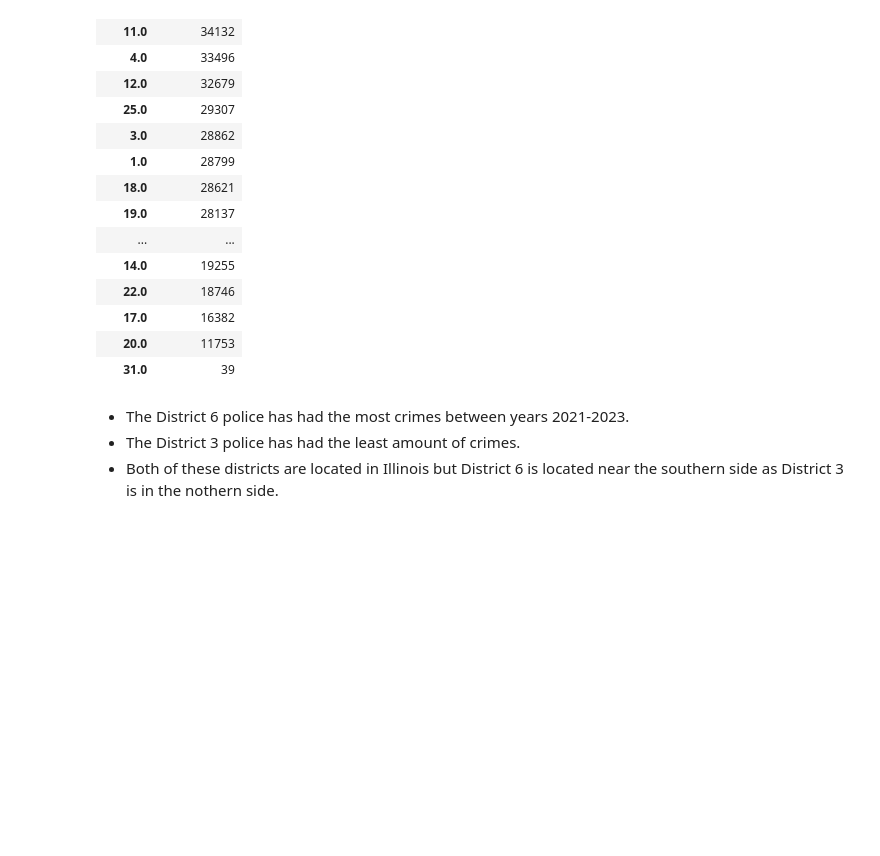
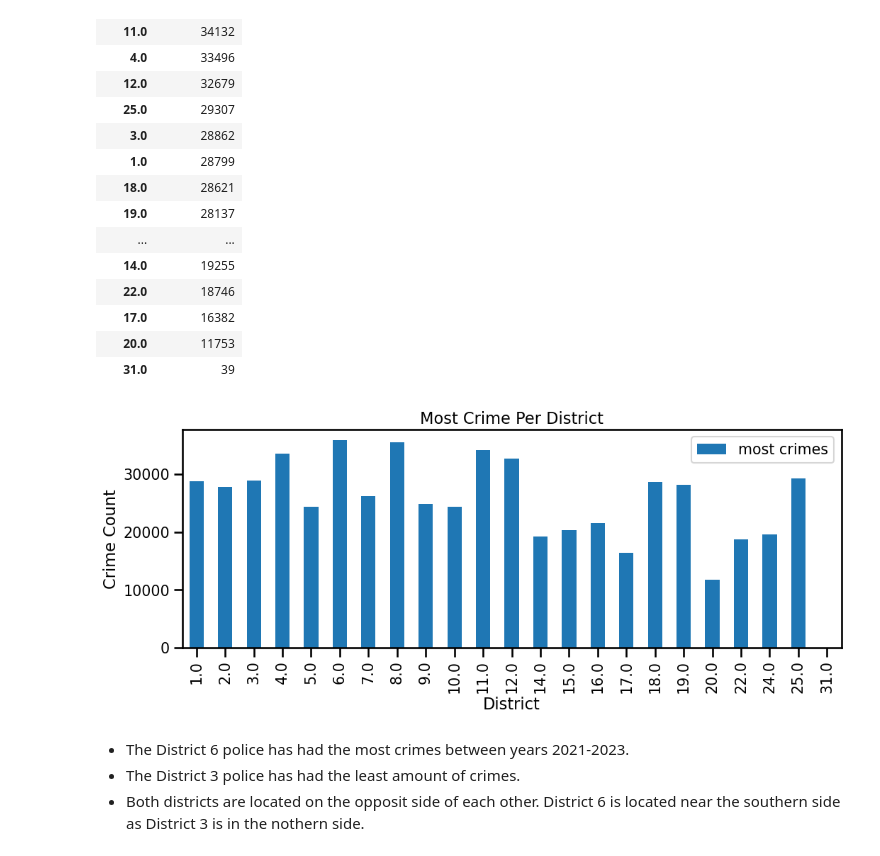
Before and after one commit to CaillahR/Chicago-Crime-Data, a Jupyter notebook: Chicago Crime Data.ipynb, the cells around one changed output. Saved outputs shown, nothing was run; the diff lists cells and outputs as text; code cells hidden in the pictures; blank space fills up the shorter version.

```diff
--- a/Chicago Crime Data.ipynb
+++ b/Chicago Crime Data.ipynb
@@ -578,7 +576,14 @@ most_crimes
 | 17.0 | 16382 |
 | 20.0 | 11753 |
 | 31.0 | 39 |
-# %% [markdown]
-- The District 6 police has had the most crimes between years 2021-2023.
-- The District 3 police has had the least amount of crimes.
-- Both of these districts are located in Illinois but District 6 is located near the southern side as District 3 is in the nothern side.
+# %%
+ax = most_crimes.sort_index().plot(kind = 'bar')
+ax.set_title("Most Crime Per District")
+ax.set_ylabel("Crime Count")
+plt.savefig('Images/Most Crime Per District')
+# %% [output]
+[figure, added]
+# %% [markdown]
+- The District 6 police has had the most crimes between years 2021-2023.
+- The District 3 police has had the least amount of crimes.
+- Both districts are located on the opposit side of each other. District 6 is located near the southern side as District 3 is in the nothern side.
```
Also changed, not shown: parts of 1 cell of this notebook, 1 other file.
